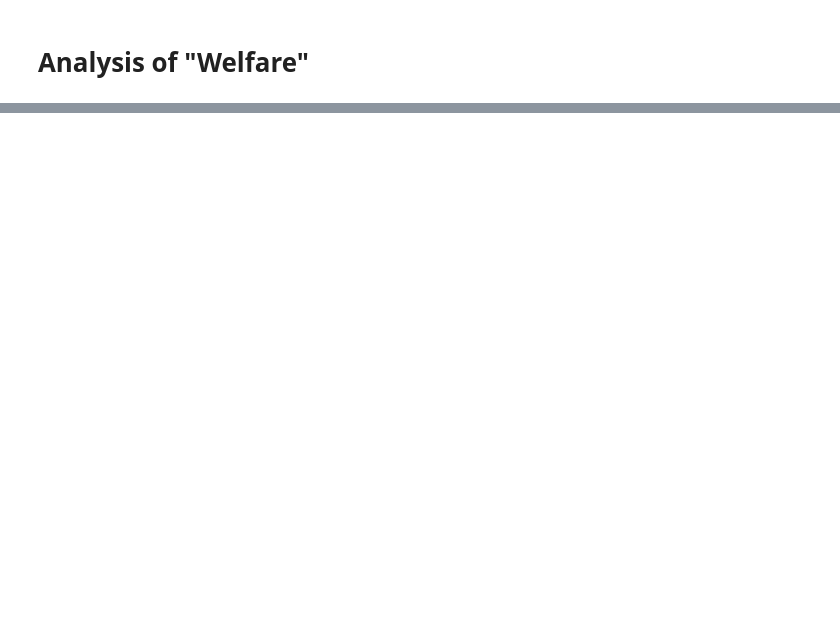
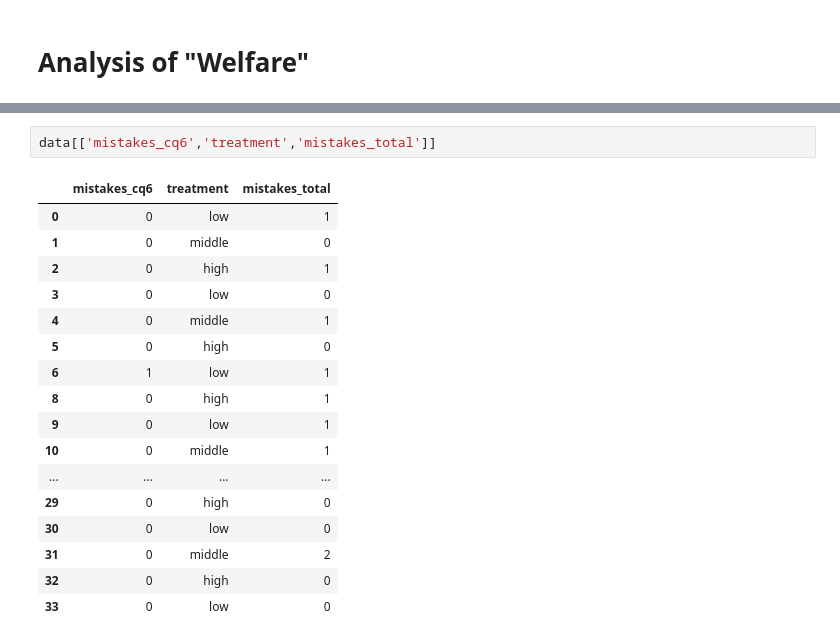
Before and after one commit to LukasBolte/Welfare2, a Jupyter notebook: data_analysis.ipynb, the cells around one changed output, grey strips where cells are left out. Cells and saved outputs as stored; diff of their text form; blank space fills up the shorter version.

```diff
--- a/data_analysis.ipynb
+++ b/data_analysis.ipynb
@@ -357,0 +388,20 @@ data[['welfare.1.player.ES_learn_mistakes','welfare.1.player.Trad_learn_mistakes
+# %%
+data[['mistakes_cq6','treatment','mistakes_total']]
+# %% [output]
+|  | mistakes_cq6 | treatment | mistakes_total |
+| 0 | 0 | low | 1 |
+| 1 | 0 | middle | 0 |
+| 2 | 0 | high | 1 |
+| 3 | 0 | low | 0 |
+| 4 | 0 | middle | 1 |
+| 5 | 0 | high | 0 |
+| 6 | 1 | low | 1 |
+| 8 | 0 | high | 1 |
+| 9 | 0 | low | 1 |
+| 10 | 0 | middle | 1 |
+| ... | ... | ... | ... |
+| 29 | 0 | high | 0 |
+| 30 | 0 | low | 0 |
+| 31 | 0 | middle | 2 |
+| 32 | 0 | high | 0 |
+| 33 | 0 | low | 0 |
```
Also changed, not shown: parts of 5 cells of this notebook, 21 other files.
